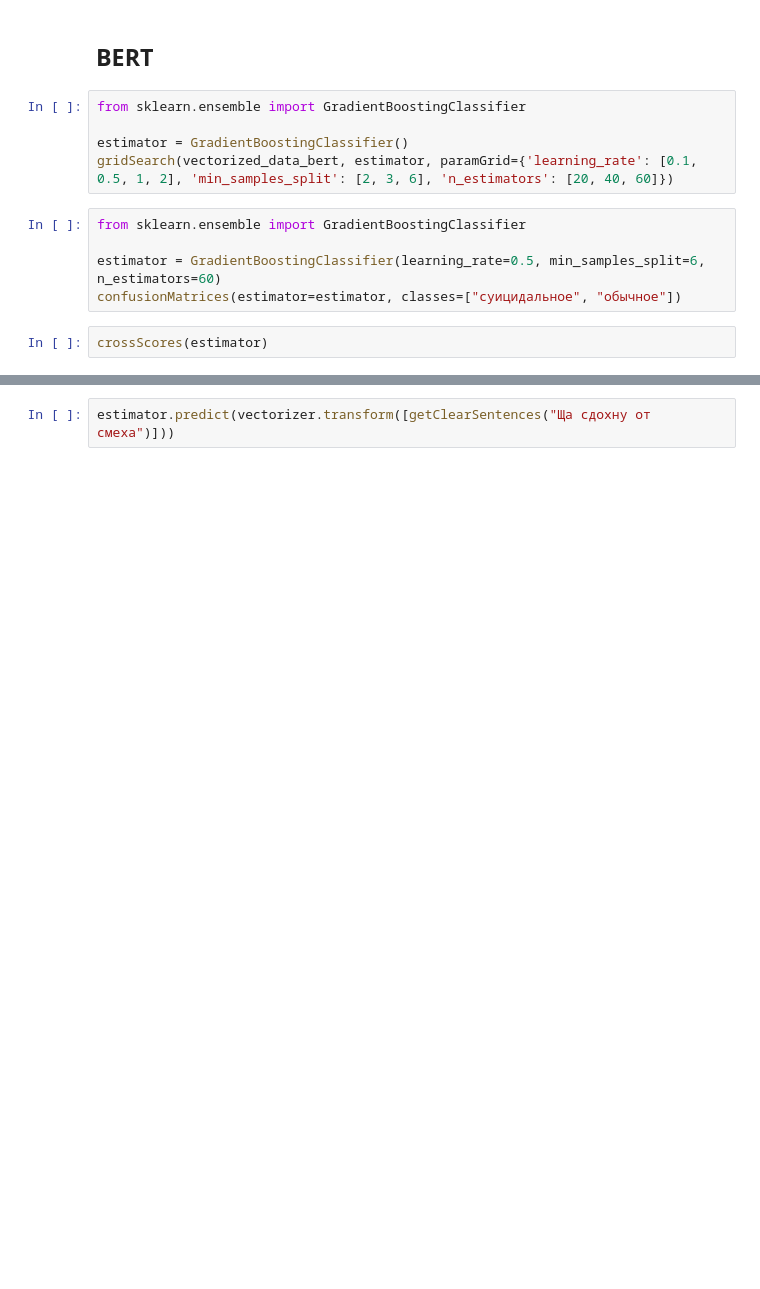
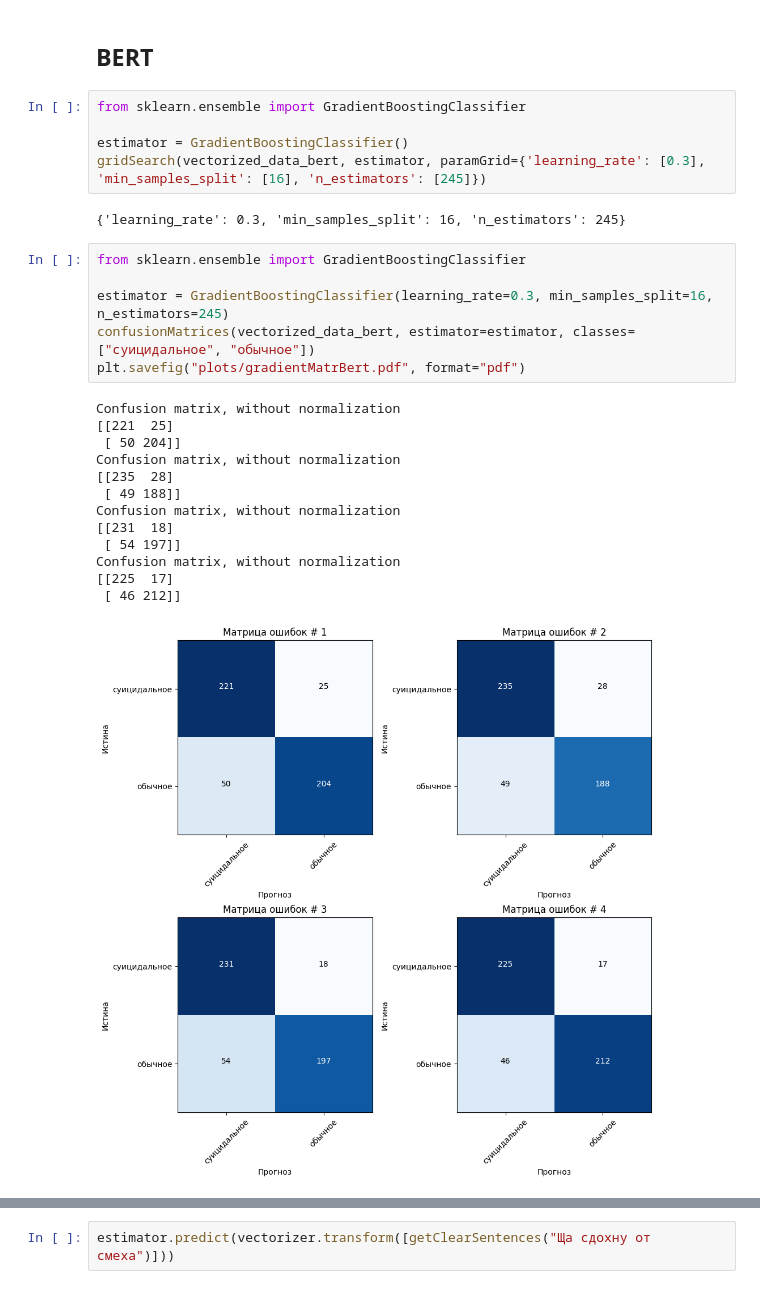
Before and after one commit to TheSawIsTheLaw/iWannaKillMyself, a Jupyter notebook: dataset/base.ipynb, the cells around one changed output, grey strips where cells are left out. Cells and saved outputs as stored; diff of their text form; blank space fills up the shorter version.

```diff
--- a/dataset/base.ipynb
+++ b/dataset/base.ipynb
@@ -208,11 +236,26 @@ estimator.predict(vectorizer.transform([getClearSentences("Ща сдохну о
 from sklearn.ensemble import GradientBoostingClassifier
 
 estimator = GradientBoostingClassifier()
-gridSearch(vectorized_data_bert, estimator, paramGrid={'learning_rate': [0.1, 0.5, 1, 2], 'min_samples_split': [2, 3, 6], 'n_estimators': [20, 40, 60]})
+gridSearch(vectorized_data_bert, estimator, paramGrid={'learning_rate': [0.3], 'min_samples_split': [16], 'n_estimators': [245]})
+# %% [output]
+{'learning_rate': 0.3, 'min_samples_split': 16, 'n_estimators': 245}
 # %%
 from sklearn.ensemble import GradientBoostingClassifier
 
-estimator = GradientBoostingClassifier(learning_rate=0.5, min_samples_split=6, n_estimators=60)
-confusionMatrices(estimator=estimator, classes=["суицидальное", "обычное"])
+estimator = GradientBoostingClassifier(learning_rate=0.3, min_samples_split=16, n_estimators=245)
+confusionMatrices(vectorized_data_bert, estimator=estimator, classes=["суицидальное", "обычное"])
+plt.savefig("plots/gradientMatrBert.pdf", format="pdf")
+# %% [output]
+Confusion matrix, without normalization
+[[221  25]
+ [ 50 204]]
+Confusion matrix, without normalization
+[[235  28]
+ [ 49 188]]
+Confusion matrix, without normalization
+[[231  18]
+ [ 54 197]]
+Confusion matrix, without normalization
+[[225  17]
+ [ 46 212]]
+[figure, added]
-# %%
-crossScores(estimator)
```
Also changed, not shown: parts of 52 cells of this notebook, 54 other files.
